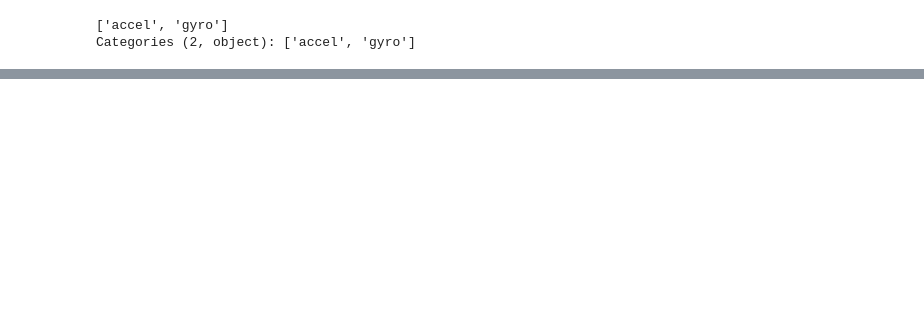
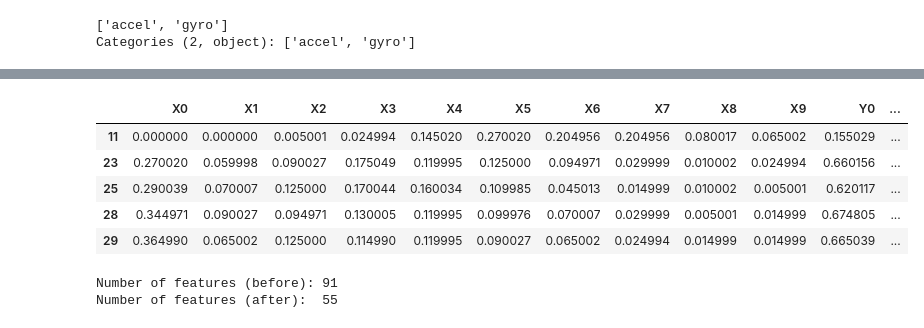
Before and after one commit to ariahosseini/TradML, a Jupyter notebook: SciKitLearn_02_ProjTwo_Supverised_Clf.ipynb, the cells around one changed output, grey strips where cells are left out. Saved outputs shown, nothing was run; the diff lists cells and outputs as text; code cells hidden in the pictures; blank space fills up the shorter version.

```diff
--- a/SciKitLearn_02_ProjTwo_Supverised_Clf.ipynb
+++ b/SciKitLearn_02_ProjTwo_Supverised_Clf.ipynb
@@ -540,0 +279,2 @@ print(x_train.shape, x_test.shape)
+# %%
+data = df.copy()
@@ -540,0 +325,29 @@ print(x_train.shape, x_test.shape)
+# %%
+X, y = data[data.columns[~data.columns.isin(['ACTIVITY'])]], data['ACTIVITY']
+X = X[X.columns[(X.var(axis=0)>0).values]]
+X.head()
+# %% [output]
+|  | X0 | X1 | X2 | X3 | X4 | X5 | X6 | X7 | X8 | X9 | Y0 | ... |
+| 11 | 0.000000 | 0.000000 | 0.005001 | 0.024994 | 0.145020 | 0.270020 | 0.204956 | 0.204956 | 0.080017 | 0.065002 | 0.155029 | ... |
+| 23 | 0.270020 | 0.059998 | 0.090027 | 0.175049 | 0.119995 | 0.125000 | 0.094971 | 0.029999 | 0.010002 | 0.024994 | 0.660156 | ... |
+| 25 | 0.290039 | 0.070007 | 0.125000 | 0.170044 | 0.160034 | 0.109985 | 0.045013 | 0.014999 | 0.010002 | 0.005001 | 0.620117 | ... |
+| 28 | 0.344971 | 0.090027 | 0.094971 | 0.130005 | 0.119995 | 0.099976 | 0.070007 | 0.029999 | 0.005001 | 0.014999 | 0.674805 | ... |
+| 29 | 0.364990 | 0.065002 | 0.125000 | 0.114990 | 0.119995 | 0.090027 | 0.065002 | 0.024994 | 0.014999 | 0.014999 | 0.665039 | ... |
+# %%
+def remove_collinear_cols(X):
+    cols = list(X.columns)
+    print("Number of features (before):", len(cols))
+    for col in cols:
+        for icol in cols:
+            if (col != icol):
+                rsq = np.corrcoef(X[col], X[icol])[0,1]**2
+                if(rsq >=0.95):
+                    cols.remove(icol)
+
+    print("Number of features (after): ", len(cols))
+    return cols, X[cols]
+
+cols, X = remove_collinear_cols(X)
+# %% [output]
+Number of features (before): 91
+Number of features (after):  55
```
Also changed, not shown: parts of 61 cells of this notebook.
